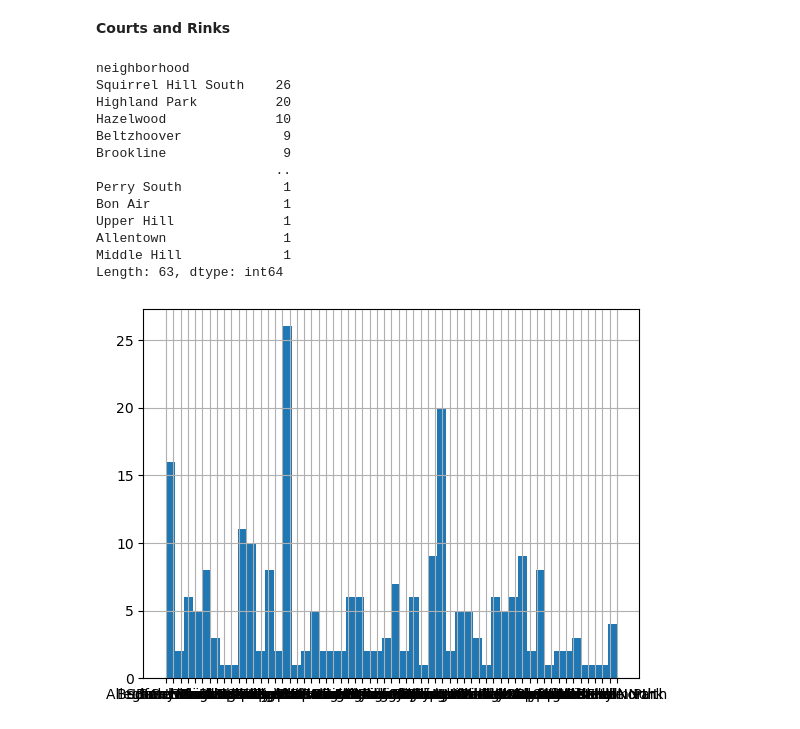
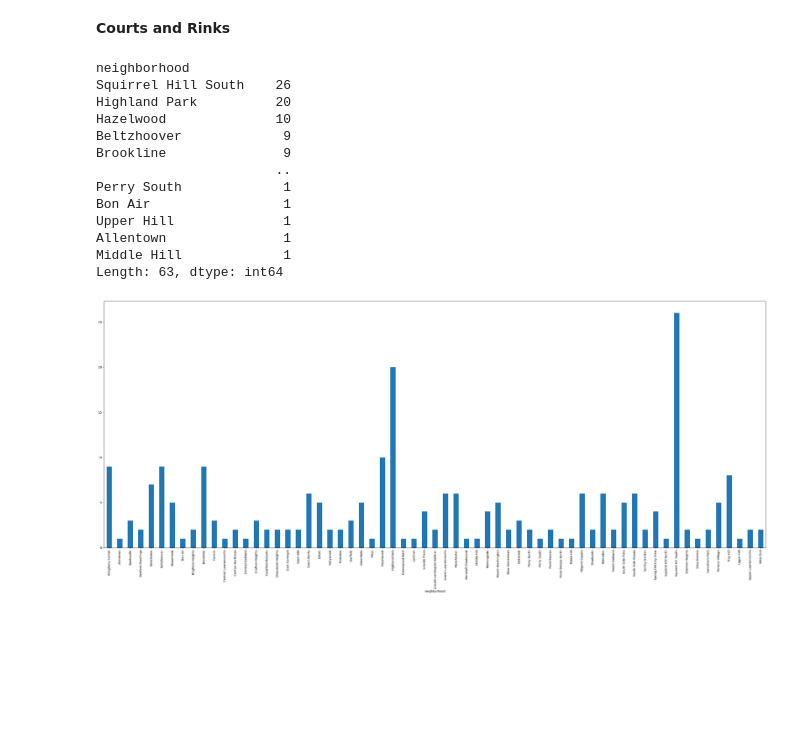
Before and after one commit to tylerp08/BigIdeasLab_Recreational, a Jupyter notebook: CourtsAndRinks.ipynb, the cells around one changed output. Drawn from its saved outputs; the diff is of its cells as text; code cells hidden in the pictures; blank space fills up the shorter version.

```diff
--- a/CourtsAndRinks.ipynb
+++ b/CourtsAndRinks.ipynb
@@ -3,27 +3,29 @@
 # %%
 import pandas as pd
 import numpy as np
 %matplotlib inline
 import matplotlib.pyplot as plt
 
 courtsAndRinks = pd.read_csv("https://data.wprdc.org/datastore/dump/a5b71bfa-840c-4c86-8f43-07a9ae854227")
 occurrences = courtsAndRinks.groupby('neighborhood').size()
 sortedNeighborhoods = occurrences.sort_values(ascending=False)
 print(sortedNeighborhoods)
-courtsAndRinks['neighborhood'].hist(bins=50)
+only5 = courtsAndRinks.head(5)
+courtsAndRinks['neighborhood'].value_counts().sort_index().plot(kind='bar', rot=90)
+plt.rcParams['figure.figsize'] = [40, 15]
 plt.show()
 # %% [output]
 neighborhood
 Squirrel Hill South    26
 Highland Park          20
 Hazelwood              10
 Beltzhoover             9
 Brookline               9
                        ..
 Perry South             1
 Bon Air                 1
 Upper Hill              1
 Allentown               1
 Middle Hill             1
 Length: 63, dtype: int64
-[figure, old version]
+[figure, new version]
```
Also changed, not shown: parts of 1 cell of this notebook, 1 other file.
